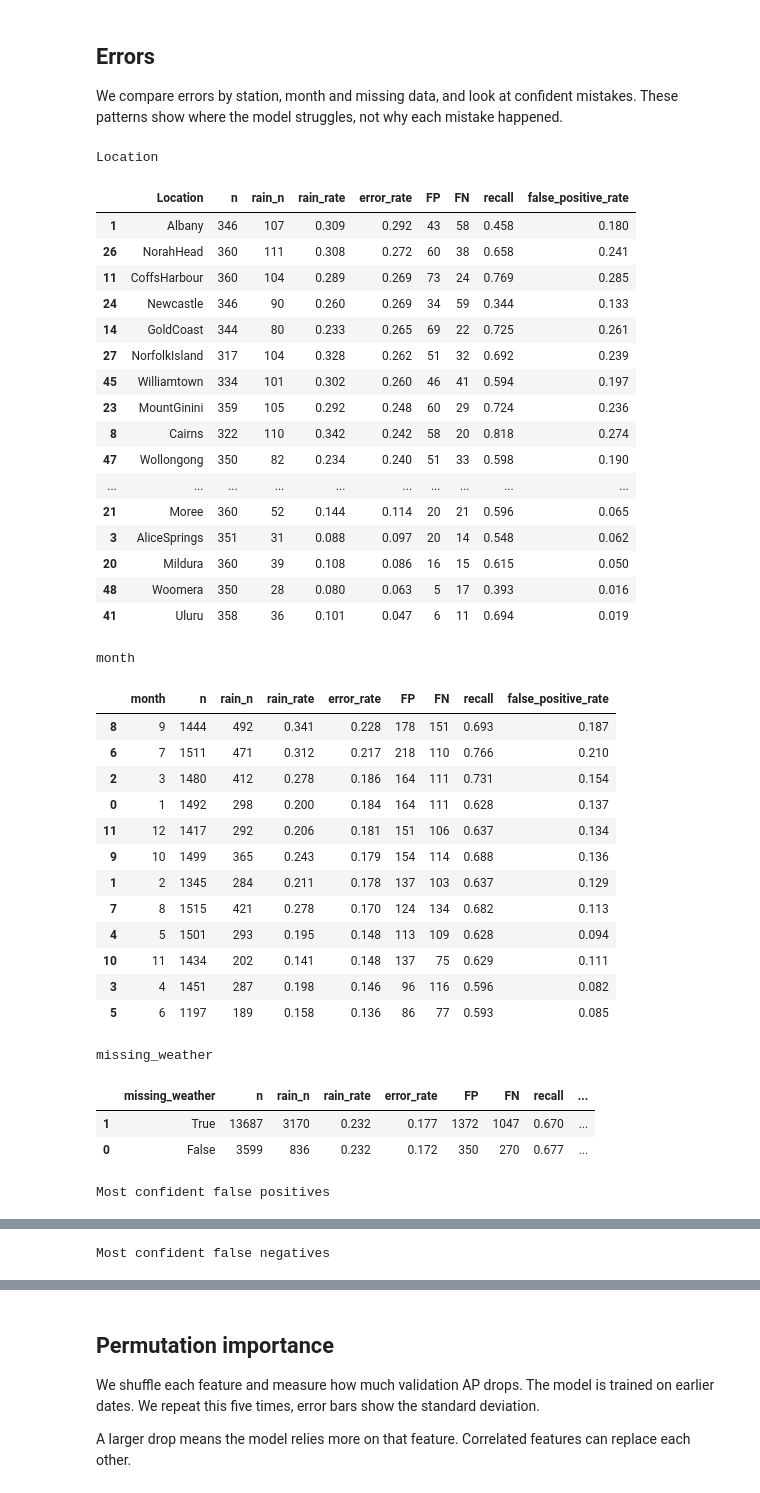
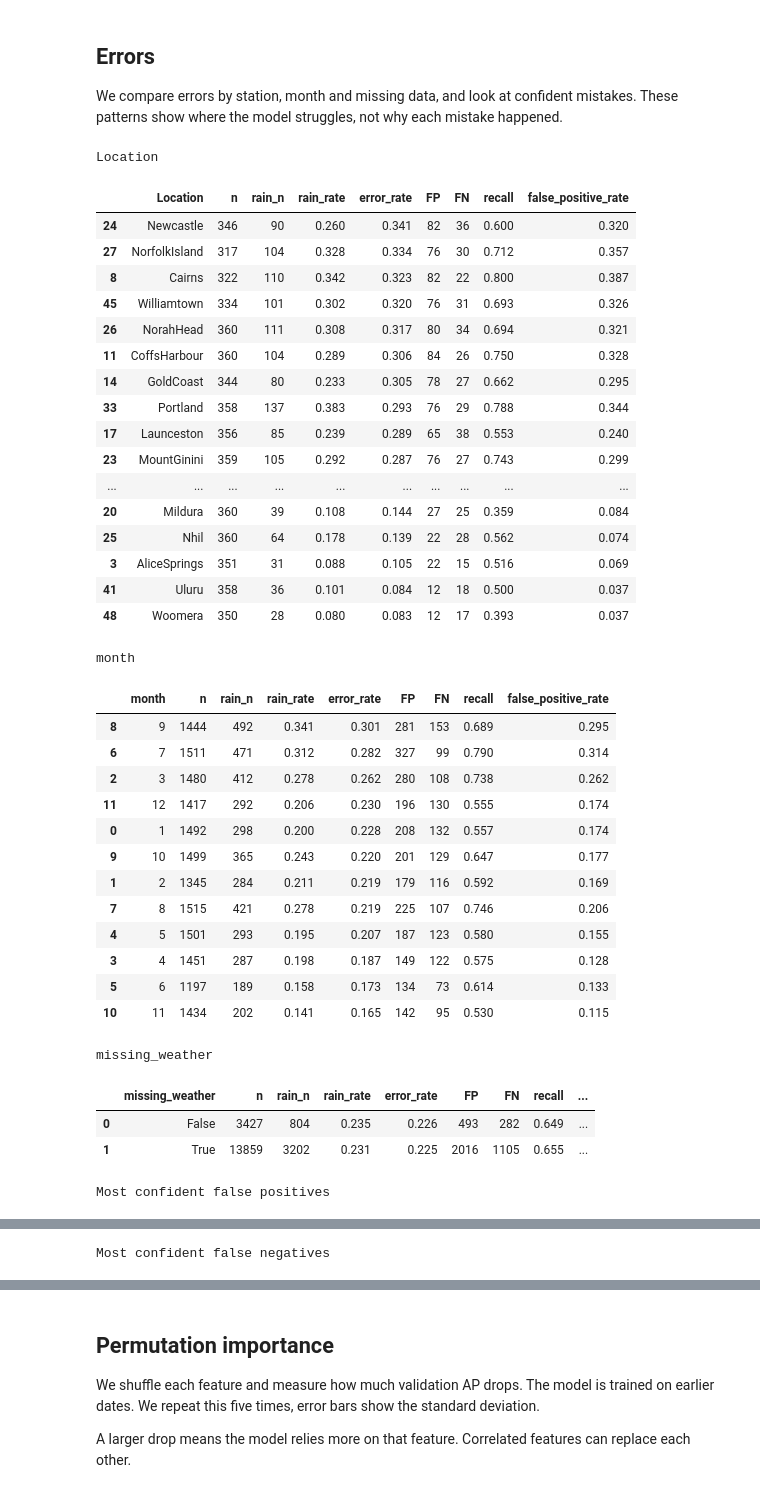
Before and after one commit to khorunzhaviktoriia/ml_mini_project, a Jupyter notebook: models/LogisticRegression.ipynb, the cells around one changed output, grey strips where cells are left out. Cells and saved outputs as stored; diff of their text form; code cells hidden in the pictures.

```diff
--- a/models/LogisticRegression.ipynb
+++ b/models/LogisticRegression.ipynb
@@ -50,13 +51,13 @@ Test starts on 2016-07-01. We leave a one-day gap between training and validatio
 
 The first three time folds select C and class weights. The fourth year selects the threshold. We then fit on all training data.
 # %%
-df = load_clean(ROOT / "data" / "weatherAUS.csv")
+df = load_features(ROOT / "data" / "weatherAUS.csv")
 
 train, gap, test = split_train_test(df)
 train, test = train.reset_index(drop=True), test.reset_index(drop=True)
 
 assert not df.duplicated(["Date", "Location"]).any()
-X, y = get_x_y(train)
+X, y = get_feature_x_y(train)
 cv = time_cv_splits(train["Date"])
 
 assert train.Date.max() + pd.Timedelta(days=GAP_DAYS) < test.Date.min()
@@ -73,6 +74,7 @@ for k, (tr, va) in enumerate(cv, 1):
 display(pd.DataFrame(fold_rows))
 search_cv = cv[:-1]
 threshold_train, threshold_val = cv[-1]
+print(f"Model inputs: {X.shape[1]} features")
 # %% [output]
 |  | fold | train_n | validation_n | train_end | validation_start | validation_end | rain_rate |
 | 0 | 1 | 58590 | 14112 | 2012-06-29 | 2012-07-01 | 2013-06-30 | 0.206278 |
@@ -104,8 +109,12 @@ We fill numeric gaps with medians, add missing-value indicators and use Standard
 # %%
 def make_pipeline(model):
-    prep = build_preprocessor()
-    prep.set_params(numeric=Pipeline([("impute", SimpleImputer(strategy="median", add_indicator=True)),("scale", StandardScaler()),]))
-
+    prep = build_feature_preprocessor()
+    scaled = {
+        name: Pipeline([("impute", transformer), ("scale", StandardScaler())])
+        for name, transformer, columns in prep.transformers
+        if name.startswith("numeric_")
+    }
+    prep.set_params(**scaled)
     return Pipeline([("prep", prep), ("model", model)])
 
 pipe = make_pipeline(LogisticRegression(solver="lbfgs", max_iter=2000, random_state=SEED))
@@ -225,7 +234,7 @@ Validation-selected F1 threshold: 0.3245
 We compare the chosen threshold with 0.50. F1 balances precision and recall. AP and ROC-AUC do not depend on the threshold.
 # %%
 final_model = search.best_estimator_
-X_test, y_test = get_x_y(test)
+X_test, y_test = get_feature_x_y(test)
 p_test = final_model.predict_proba(X_test)[:, 1]
 test_metrics = pd.DataFrame([
     dict(model="Logistic Regression", threshold=0.5, **metrics(y_test, p_test)),
@@ -276,66 +285,66 @@ errors["kind"] = np.select(
 errors.to_csv(OUT / "test_predictions.csv", index=False)
 def group_errors(column):
     rows = []
     for value, group in errors.groupby(column):
         tp = ((group.RainTomorrow == 1) & (group.prediction == 1)).sum()
         fp = (group.kind == "false positive").sum()
         fn = (group.kind == "false negative").sum()
         negatives = (group.RainTomorrow == 0).sum()
         rows.append({column: value, "n": len(group), "rain_n": int(group.RainTomorrow.sum()),
                      "rain_rate": group.RainTomorrow.mean(), "error_rate": group.error.mean(),
                      "FP": fp, "FN": fn,
                      "recall": tp / (tp + fn) if tp + fn else np.nan,
                      "false_positive_rate": fp / negatives if negatives else np.nan})
     return pd.DataFrame(rows).sort_values("error_rate", ascending=False)
 for column in ["Location", "month", "missing_weather"]:
     table = group_errors(column)
     table.to_csv(OUT / f"errors_by_{column}.csv", index=False)
     print(column)
     display(table.round(3))
-example_columns = ["Date", "Location", "RainTomorrow", "probability", "Humidity3pm", "Rainfall", "Sunshine"]
+example_columns = ["Date", "Location", "RainTomorrow", "probability", "Humidity9am", "Rainfall", "Temp9am"]
 print("Most confident false positives")
 display(errors[errors.kind == "false positive"].nlargest(5, "probability")[example_columns])
 print("Most confident false negatives")
 display(errors[errors.kind == "false negative"].nsmallest(5, "probability")[example_columns])
 coefficients = pd.Series(final_model.named_steps["model"].coef_[0],
                          index=final_model.named_steps["prep"].get_feature_names_out(), name="coefficient")
 display(coefficients.reindex(coefficients.abs().sort_values(ascending=False).head(15).index).to_frame())
 coefficients.to_csv(OUT / "coefficients.csv")
 # %% [output]
 Location
 |  | Location | n | rain_n | rain_rate | error_rate | FP | FN | recall | false_positive_rate |
-| 1 | Albany | 346 | 107 | 0.309 | 0.292 | 43 | 58 | 0.458 | 0.180 |
-| 26 | NorahHead | 360 | 111 | 0.308 | 0.272 | 60 | 38 | 0.658 | 0.241 |
-| 11 | CoffsHarbour | 360 | 104 | 0.289 | 0.269 | 73 | 24 | 0.769 | 0.285 |
-| 24 | Newcastle | 346 | 90 | 0.260 | 0.269 | 34 | 59 | 0.344 | 0.133 |
-| 14 | GoldCoast | 344 | 80 | 0.233 | 0.265 | 69 | 22 | 0.725 | 0.261 |
-| 27 | NorfolkIsland | 317 | 104 | 0.328 | 0.262 | 51 | 32 | 0.692 | 0.239 |
-| 45 | Williamtown | 334 | 101 | 0.302 | 0.260 | 46 | 41 | 0.594 | 0.197 |
-| 23 | MountGinini | 359 | 105 | 0.292 | 0.248 | 60 | 29 | 0.724 | 0.236 |
-| 8 | Cairns | 322 | 110 | 0.342 | 0.242 | 58 | 20 | 0.818 | 0.274 |
-| 47 | Wollongong | 350 | 82 | 0.234 | 0.240 | 51 | 33 | 0.598 | 0.190 |
+| 24 | Newcastle | 346 | 90 | 0.260 | 0.341 | 82 | 36 | 0.600 | 0.320 |
+| 27 | NorfolkIsland | 317 | 104 | 0.328 | 0.334 | 76 | 30 | 0.712 | 0.357 |
+| 8 | Cairns | 322 | 110 | 0.342 | 0.323 | 82 | 22 | 0.800 | 0.387 |
+| 45 | Williamtown | 334 | 101 | 0.302 | 0.320 | 76 | 31 | 0.693 | 0.326 |
+| 26 | NorahHead | 360 | 111 | 0.308 | 0.317 | 80 | 34 | 0.694 | 0.321 |
+| 11 | CoffsHarbour | 360 | 104 | 0.289 | 0.306 | 84 | 26 | 0.750 | 0.328 |
+| 14 | GoldCoast | 344 | 80 | 0.233 | 0.305 | 78 | 27 | 0.662 | 0.295 |
+| 33 | Portland | 358 | 137 | 0.383 | 0.293 | 76 | 29 | 0.788 | 0.344 |
+| 17 | Launceston | 356 | 85 | 0.239 | 0.289 | 65 | 38 | 0.553 | 0.240 |
+| 23 | MountGinini | 359 | 105 | 0.292 | 0.287 | 76 | 27 | 0.743 | 0.299 |
 | ... | ... | ... | ... | ... | ... | ... | ... | ... | ... |
-| 21 | Moree | 360 | 52 | 0.144 | 0.114 | 20 | 21 | 0.596 | 0.065 |
-| 3 | AliceSprings | 351 | 31 | 0.088 | 0.097 | 20 | 14 | 0.548 | 0.062 |
-| 20 | Mildura | 360 | 39 | 0.108 | 0.086 | 16 | 15 | 0.615 | 0.050 |
-| 48 | Woomera | 350 | 28 | 0.080 | 0.063 | 5 | 17 | 0.393 | 0.016 |
-| 41 | Uluru | 358 | 36 | 0.101 | 0.047 | 6 | 11 | 0.694 | 0.019 |
+| 20 | Mildura | 360 | 39 | 0.108 | 0.144 | 27 | 25 | 0.359 | 0.084 |
+| 25 | Nhil | 360 | 64 | 0.178 | 0.139 | 22 | 28 | 0.562 | 0.074 |
+| 3 | AliceSprings | 351 | 31 | 0.088 | 0.105 | 22 | 15 | 0.516 | 0.069 |
+| 41 | Uluru | 358 | 36 | 0.101 | 0.084 | 12 | 18 | 0.500 | 0.037 |
+| 48 | Woomera | 350 | 28 | 0.080 | 0.083 | 12 | 17 | 0.393 | 0.037 |
 month
 |  | month | n | rain_n | rain_rate | error_rate | FP | FN | recall | false_positive_rate |
-| 8 | 9 | 1444 | 492 | 0.341 | 0.228 | 178 | 151 | 0.693 | 0.187 |
-| 6 | 7 | 1511 | 471 | 0.312 | 0.217 | 218 | 110 | 0.766 | 0.210 |
-| 2 | 3 | 1480 | 412 | 0.278 | 0.186 | 164 | 111 | 0.731 | 0.154 |
-| 0 | 1 | 1492 | 298 | 0.200 | 0.184 | 164 | 111 | 0.628 | 0.137 |
-| 11 | 12 | 1417 | 292 | 0.206 | 0.181 | 151 | 106 | 0.637 | 0.134 |
-| 9 | 10 | 1499 | 365 | 0.243 | 0.179 | 154 | 114 | 0.688 | 0.136 |
-| 1 | 2 | 1345 | 284 | 0.211 | 0.178 | 137 | 103 | 0.637 | 0.129 |
-| 7 | 8 | 1515 | 421 | 0.278 | 0.170 | 124 | 134 | 0.682 | 0.113 |
-| 4 | 5 | 1501 | 293 | 0.195 | 0.148 | 113 | 109 | 0.628 | 0.094 |
-| 10 | 11 | 1434 | 202 | 0.141 | 0.148 | 137 | 75 | 0.629 | 0.111 |
-| 3 | 4 | 1451 | 287 | 0.198 | 0.146 | 96 | 116 | 0.596 | 0.082 |
-| 5 | 6 | 1197 | 189 | 0.158 | 0.136 | 86 | 77 | 0.593 | 0.085 |
+| 8 | 9 | 1444 | 492 | 0.341 | 0.301 | 281 | 153 | 0.689 | 0.295 |
+| 6 | 7 | 1511 | 471 | 0.312 | 0.282 | 327 | 99 | 0.790 | 0.314 |
+| 2 | 3 | 1480 | 412 | 0.278 | 0.262 | 280 | 108 | 0.738 | 0.262 |
+| 11 | 12 | 1417 | 292 | 0.206 | 0.230 | 196 | 130 | 0.555 | 0.174 |
+| 0 | 1 | 1492 | 298 | 0.200 | 0.228 | 208 | 132 | 0.557 | 0.174 |
+| 9 | 10 | 1499 | 365 | 0.243 | 0.220 | 201 | 129 | 0.647 | 0.177 |
+| 1 | 2 | 1345 | 284 | 0.211 | 0.219 | 179 | 116 | 0.592 | 0.169 |
+| 7 | 8 | 1515 | 421 | 0.278 | 0.219 | 225 | 107 | 0.746 | 0.206 |
+| 4 | 5 | 1501 | 293 | 0.195 | 0.207 | 187 | 123 | 0.580 | 0.155 |
+| 3 | 4 | 1451 | 287 | 0.198 | 0.187 | 149 | 122 | 0.575 | 0.128 |
+| 5 | 6 | 1197 | 189 | 0.158 | 0.173 | 134 | 73 | 0.614 | 0.133 |
+| 10 | 11 | 1434 | 202 | 0.141 | 0.165 | 142 | 95 | 0.530 | 0.115 |
 missing_weather
 |  | missing_weather | n | rain_n | rain_rate | error_rate | FP | FN | recall | ... |
-| 1 | True | 13687 | 3170 | 0.232 | 0.177 | 1372 | 1047 | 0.670 | ... |
-| 0 | False | 3599 | 836 | 0.232 | 0.172 | 350 | 270 | 0.677 | ... |
+| 0 | False | 3427 | 804 | 0.235 | 0.226 | 493 | 282 | 0.649 | ... |
+| 1 | True | 13859 | 3202 | 0.231 | 0.225 | 2016 | 1105 | 0.655 | ... |
 Most confident false positives
```
Also changed, not shown: parts of 12 cells of this notebook, 2 other files.
